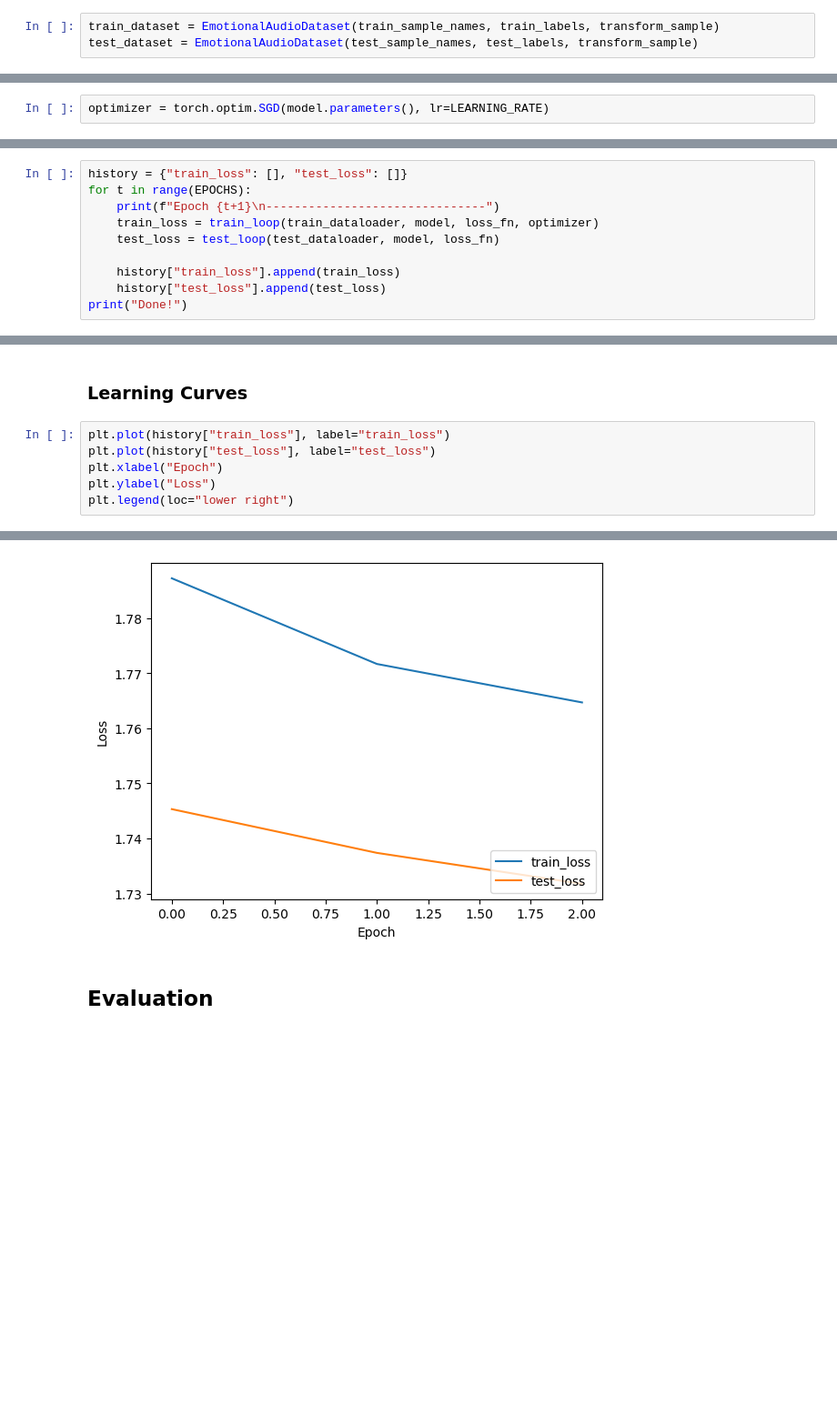
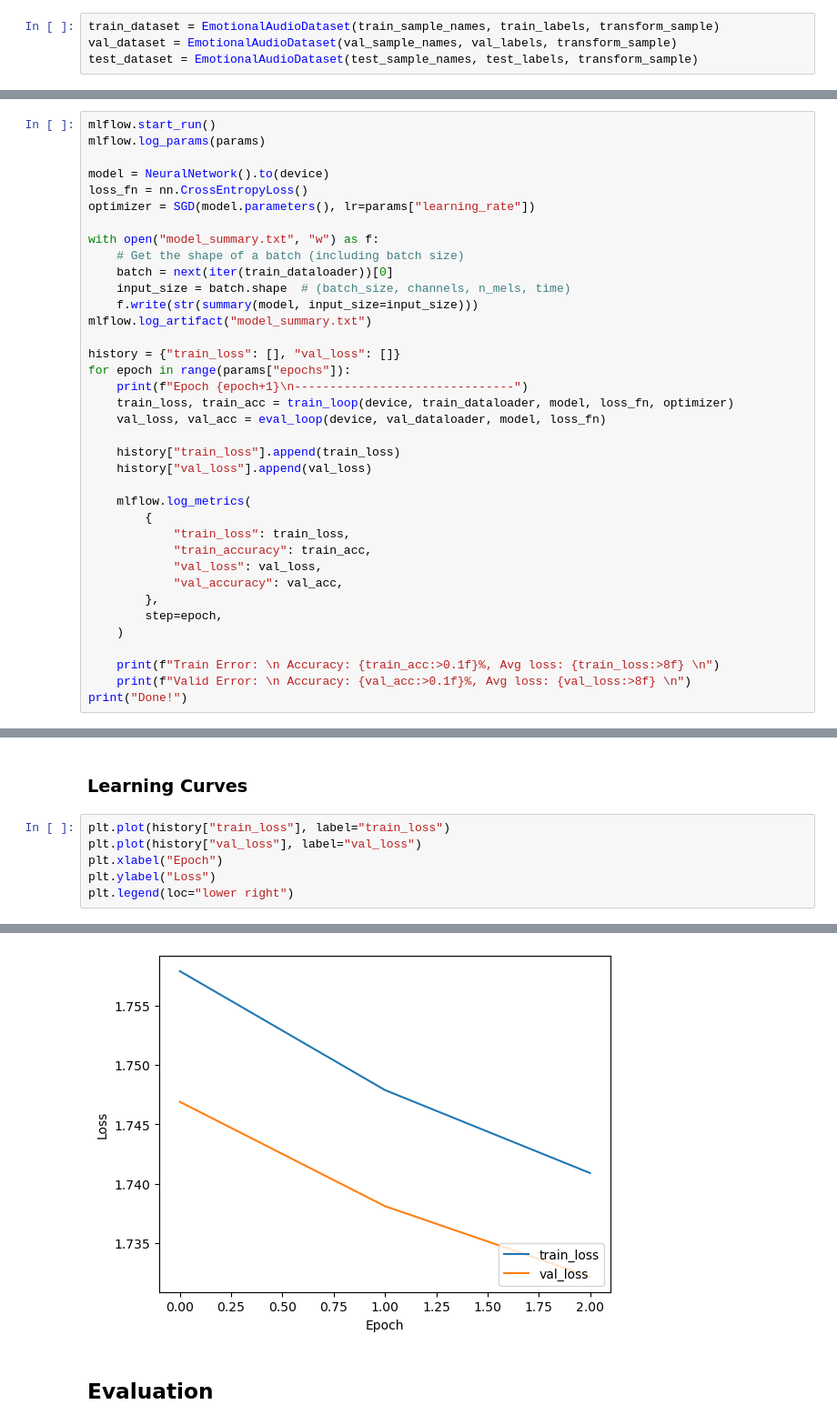
Before and after one commit to MartinRajniak/Audio-Emotion-Classifier, a Jupyter notebook: audio_emotion_classifier.ipynb, the cells around one changed output, grey strips where cells are left out. Shown at 91% size. Cells and saved outputs as stored; diff of their text form; blank space fills up the shorter version.

Commit message:
Add MLFlow to log experiments

```diff
--- a/audio_emotion_classifier.ipynb
+++ b/audio_emotion_classifier.ipynb
@@ -296,6 +314,7 @@ class EmotionalAudioDataset(Dataset):
         return sample, label
 # %%
 train_dataset = EmotionalAudioDataset(train_sample_names, train_labels, transform_sample)
+val_dataset = EmotionalAudioDataset(val_sample_names, val_labels, transform_sample)
 test_dataset = EmotionalAudioDataset(test_sample_names, test_labels, transform_sample)
 # %%
 next(iter(train_dataset))[0].shape
@@ -406,3 +400 @@ loss_fn = nn.CrossEntropyLoss()
-# %%
-optimizer = torch.optim.SGD(model.parameters(), lr=LEARNING_RATE)
 # %%
@@ -452,12 +449,39 @@ def test_loop(dataloader, model, loss_fn):
 # %%
-history = {"train_loss": [], "test_loss": []}
-for t in range(EPOCHS):
-    print(f"Epoch {t+1}\n-------------------------------")
-    train_loss = train_loop(train_dataloader, model, loss_fn, optimizer)
-    test_loss = test_loop(test_dataloader, model, loss_fn)
+mlflow.start_run()
+mlflow.log_params(params)
+
+model = NeuralNetwork().to(device)
+loss_fn = nn.CrossEntropyLoss()
+optimizer = SGD(model.parameters(), lr=params["learning_rate"])
+
+with open("model_summary.txt", "w") as f:
+    # Get the shape of a batch (including batch size)
+    batch = next(iter(train_dataloader))[0]
+    input_size = batch.shape  # (batch_size, channels, n_mels, time)
+    f.write(str(summary(model, input_size=input_size)))
+mlflow.log_artifact("model_summary.txt")
+
+history = {"train_loss": [], "val_loss": []}
+for epoch in range(params["epochs"]):
+    print(f"Epoch {epoch+1}\n-------------------------------")
+    train_loss, train_acc = train_loop(device, train_dataloader, model, loss_fn, optimizer)
+    val_loss, val_acc = eval_loop(device, val_dataloader, model, loss_fn)
 
     history["train_loss"].append(train_loss)
-    history["test_loss"].append(test_loss)
+    history["val_loss"].append(val_loss)
+
+    mlflow.log_metrics(
+        {
+            "train_loss": train_loss,
+            "train_accuracy": train_acc,
+            "val_loss": val_loss,
+            "val_accuracy": val_acc,
+        },
+        step=epoch,
+    )
+
+    print(f"Train Error: \n Accuracy: {train_acc:>0.1f}%, Avg loss: {train_loss:>8f} \n")
+    print(f"Valid Error: \n Accuracy: {val_acc:>0.1f}%, Avg loss: {val_loss:>8f} \n")
 print("Done!")
 # %% [output]
 Epoch 1
@@ -481,13 +513,13 @@ Done!
 ### Learning Curves
 # %%
 plt.plot(history["train_loss"], label="train_loss")
-plt.plot(history["test_loss"], label="test_loss")
+plt.plot(history["val_loss"], label="val_loss")
 plt.xlabel("Epoch")
 plt.ylabel("Loss")
 plt.legend(loc="lower right")
 # %% [output]
 <matplotlib.legend.Legend at 0x...>
-[figure, old version]
+[figure, new version]
 # %% [markdown]
 ## Evaluation
 # %%
```
Also changed, not shown: parts of 19 cells of this notebook, 2 other files.
